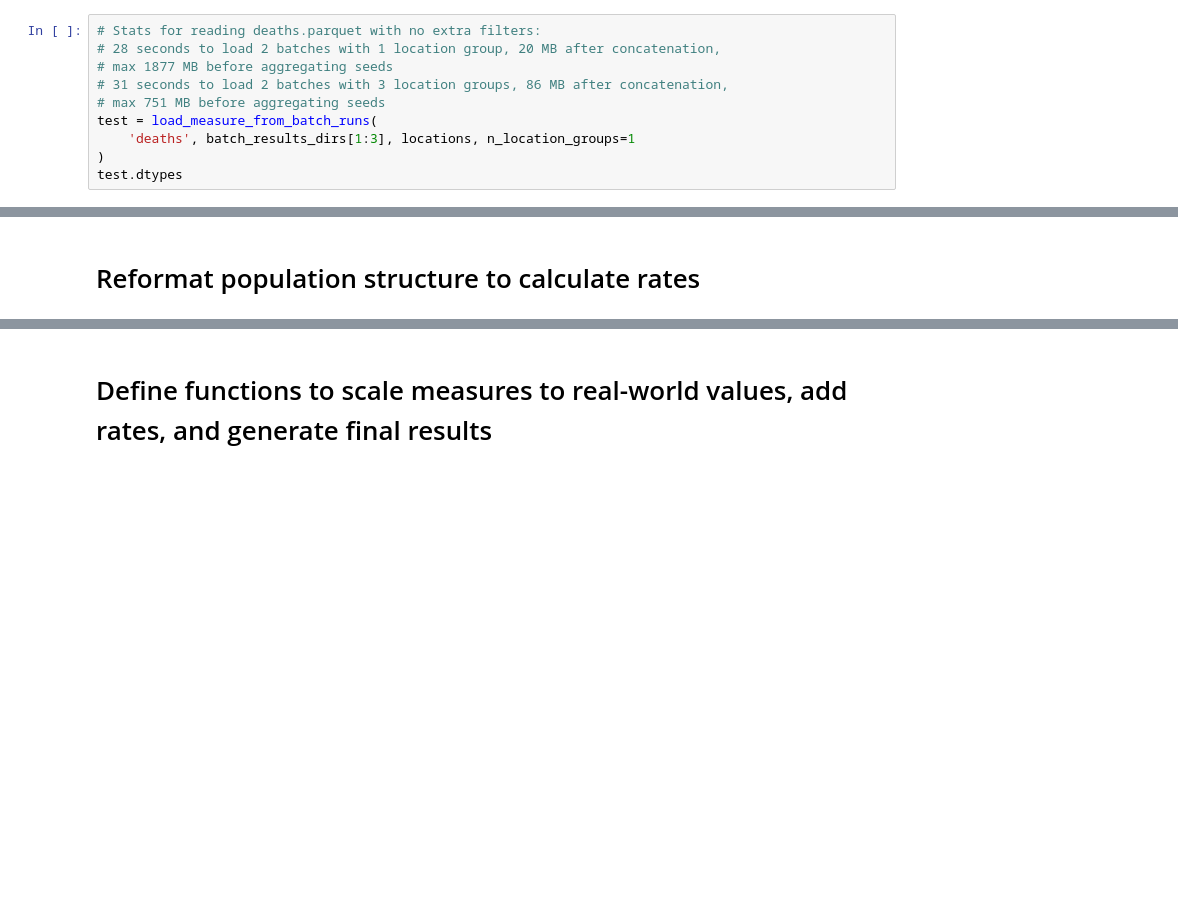
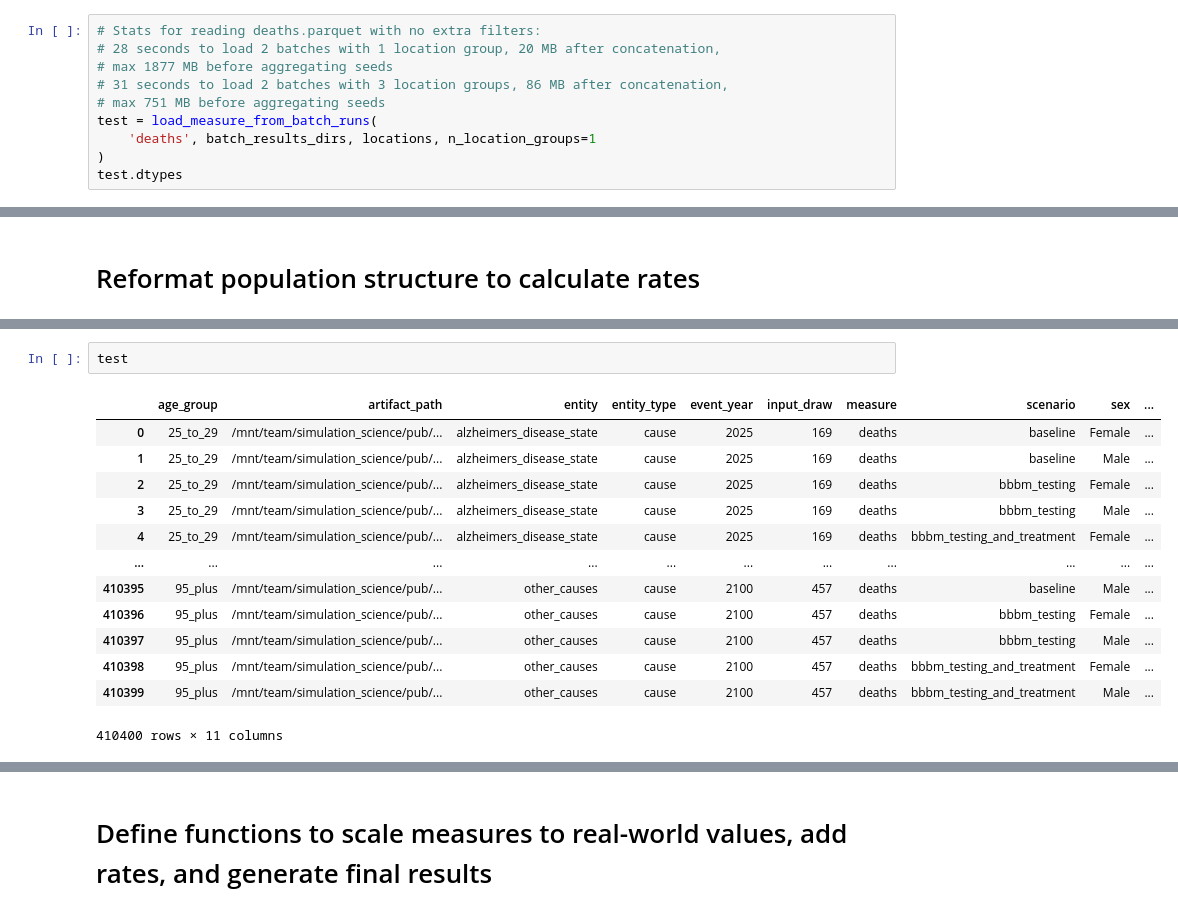
Before and after one commit to ihmeuw/vivarium_research_alzheimers, a Jupyter notebook: results_tables/2025_10_30_results_tables_ndbs.ipynb, the cells around one changed output, grey strips where cells are left out. Cells and saved outputs as stored; diff of their text form; blank space fills up the shorter version.

```diff
--- a/results_tables/2025_10_30_results_tables_ndbs.ipynb
+++ b/results_tables/2025_10_30_results_tables_ndbs.ipynb
@@ -594,7 +565,7 @@ batch_results_dirs[1:3]
 # 31 seconds to load 2 batches with 3 location groups, 86 MB after concatenation,
 # max 751 MB before aggregating seeds
 test = load_measure_from_batch_runs(
-    'deaths', batch_results_dirs[1:3], locations, n_location_groups=1
+    'deaths', batch_results_dirs, locations, n_location_groups=1
 )
 test.dtypes
 # %% [output]
@@ -889,0 +960,16 @@ dtype: object
+# %%
+test
+# %% [output]
+|  | age_group | artifact_path | entity | entity_type | event_year | input_draw | measure | scenario | sex | ... |
+| 0 | 25_to_29 | /mnt/team/simulation_science/pub/... | alzheimers_disease_state | cause | 2025 | 169 | deaths | baseline | Female | ... |
+| 1 | 25_to_29 | /mnt/team/simulation_science/pub/... | alzheimers_disease_state | cause | 2025 | 169 | deaths | baseline | Male | ... |
+| 2 | 25_to_29 | /mnt/team/simulation_science/pub/... | alzheimers_disease_state | cause | 2025 | 169 | deaths | bbbm_testing | Female | ... |
+| 3 | 25_to_29 | /mnt/team/simulation_science/pub/... | alzheimers_disease_state | cause | 2025 | 169 | deaths | bbbm_testing | Male | ... |
+| 4 | 25_to_29 | /mnt/team/simulation_science/pub/... | alzheimers_disease_state | cause | 2025 | 169 | deaths | bbbm_testing_and_treatment | Female | ... |
+| ... | ... | ... | ... | ... | ... | ... | ... | ... | ... | ... |
+| 410395 | 95_plus | /mnt/team/simulation_science/pub/... | other_causes | cause | 2100 | 457 | deaths | baseline | Male | ... |
+| 410396 | 95_plus | /mnt/team/simulation_science/pub/... | other_causes | cause | 2100 | 457 | deaths | bbbm_testing | Female | ... |
+| 410397 | 95_plus | /mnt/team/simulation_science/pub/... | other_causes | cause | 2100 | 457 | deaths | bbbm_testing | Male | ... |
+| 410398 | 95_plus | /mnt/team/simulation_science/pub/... | other_causes | cause | 2100 | 457 | deaths | bbbm_testing_and_treatment | Female | ... |
+| 410399 | 95_plus | /mnt/team/simulation_science/pub/... | other_causes | cause | 2100 | 457 | deaths | bbbm_testing_and_treatment | Male | ... |
+410400 rows × 11 columns
```
Also changed, not shown: parts of 41 cells of this notebook.
